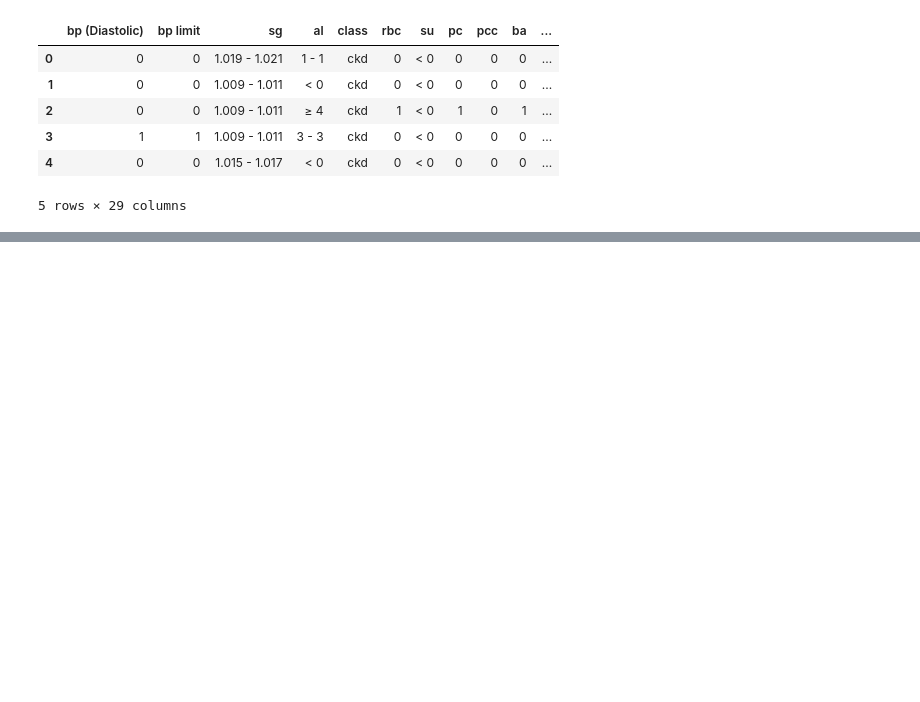
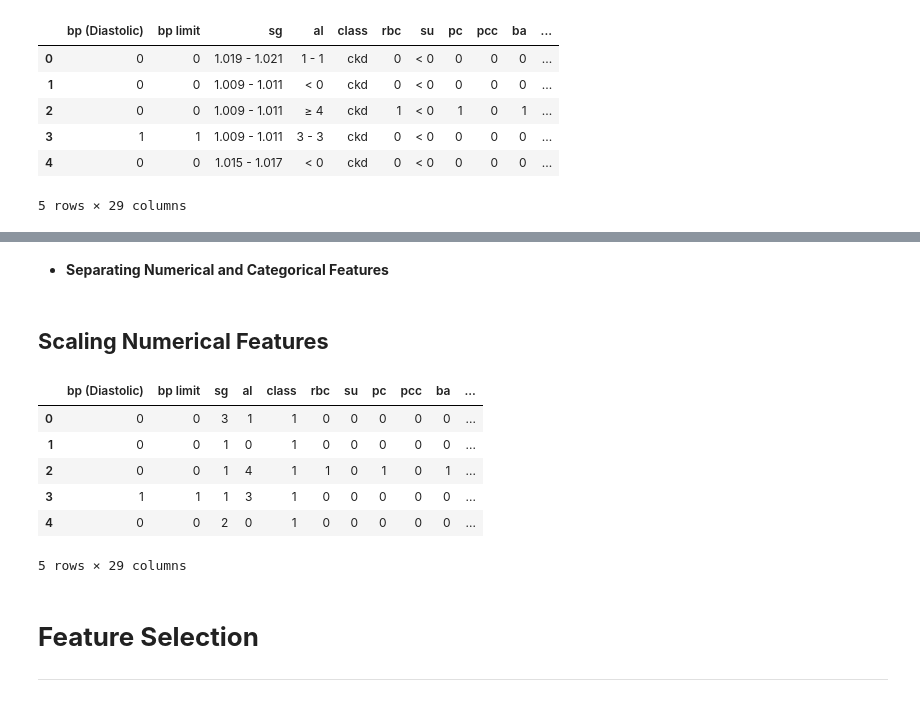
Before and after one commit to manjit-baishya-datascience/Predicting-Chronic-Liver-Disease, a Jupyter notebook: test.ipynb, the cells around one changed output, grey strips where cells are left out. Saved outputs shown, nothing was run; the diff lists cells and outputs as text; code cells hidden in the pictures; blank space fills up the shorter version.

```diff
--- a/test.ipynb
+++ b/test.ipynb
@@ -45,0 +183,2 @@ Index(['bp (Diastolic)', 'bp limit', 'sg', 'al', 'class', 'rbc', 'su', 'pc',
+# %% [markdown]
+- **Separating Numerical and Categorical Features**
@@ -45,0 +188,18 @@ Index(['bp (Diastolic)', 'bp limit', 'sg', 'al', 'class', 'rbc', 'su', 'pc',
+# %% [markdown]
+## **Scaling Numerical Features**
+# %%
+from sklearn.preprocessing import StandardScaler
+
+# Standard Scaling
+scaler = StandardScaler()
+df[num_cols] = scaler.fit_transform(df[num_cols])
+
+df.head()
+# %% [output]
+|  | bp (Diastolic) | bp limit | sg | al | class | rbc | su | pc | pcc | ba | ... |
+| 0 | 0 | 0 | 3 | 1 | 1 | 0 | 0 | 0 | 0 | 0 | ... |
+| 1 | 0 | 0 | 1 | 0 | 1 | 0 | 0 | 0 | 0 | 0 | ... |
+| 2 | 0 | 0 | 1 | 4 | 1 | 1 | 0 | 1 | 0 | 1 | ... |
+| 3 | 1 | 1 | 1 | 3 | 1 | 0 | 0 | 0 | 0 | 0 | ... |
+| 4 | 0 | 0 | 2 | 0 | 1 | 0 | 0 | 0 | 0 | 0 | ... |
+5 rows × 29 columns
@@ -45,0 +208,3 @@ Index(['bp (Diastolic)', 'bp limit', 'sg', 'al', 'class', 'rbc', 'su', 'pc',
+# %% [markdown]
+# **Feature Selection**
+---
```
Also changed, not shown: parts of 16 cells of this notebook.
